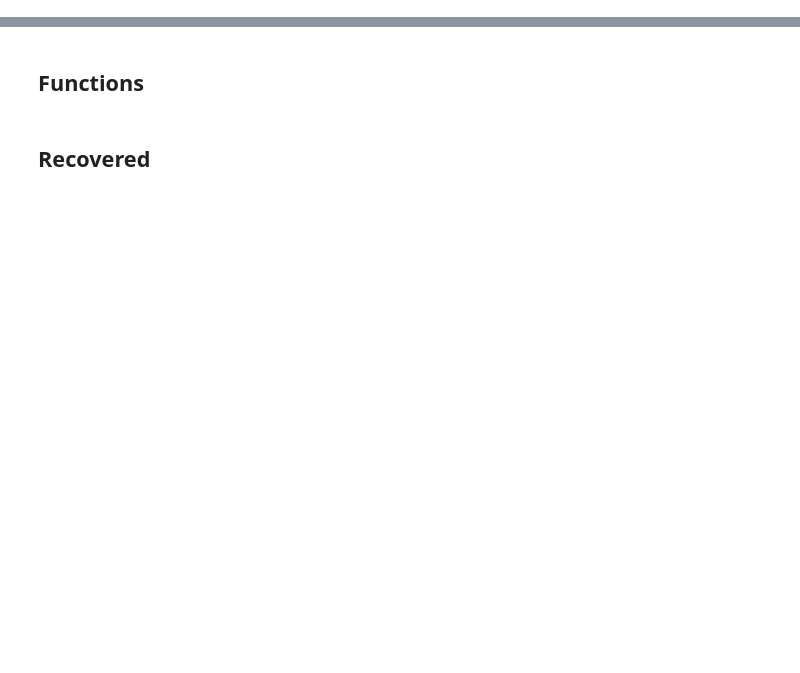
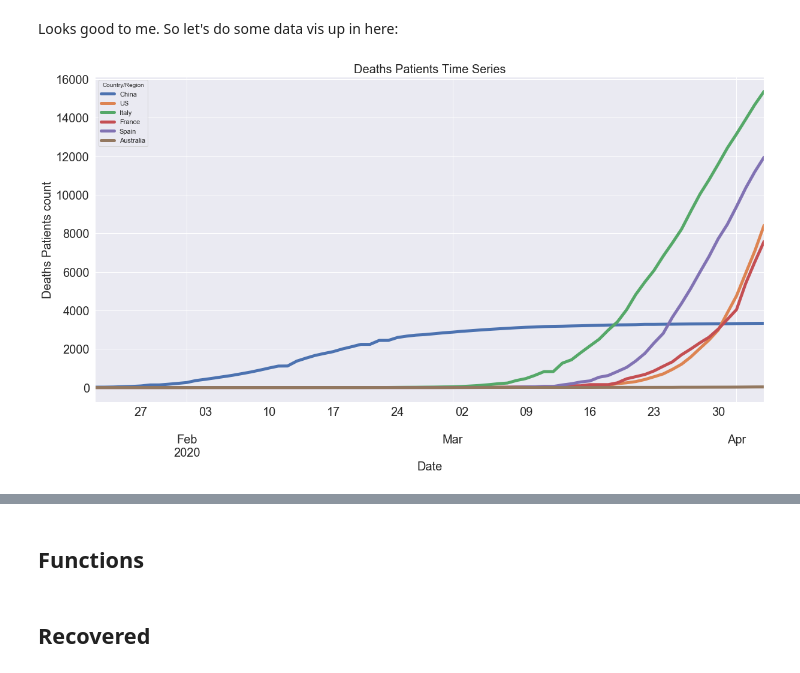
Before and after one commit to datacamp/COVID-19-EDA-tutorial, a Jupyter notebook: notebooks/1-COVID-19-EDA-solution.ipynb, the cells around one changed output, grey strips where cells are left out. Cells and saved outputs as stored; diff of their text form; code cells hidden in the pictures; blank space fills up the shorter version.

```diff
--- a/notebooks/1-COVID-19-EDA-solution.ipynb
+++ b/notebooks/1-COVID-19-EDA-solution.ipynb
@@ -258,0 +285,13 @@ plt.title('Deaths Patients Logarithmic Time Series', fontsize=20);
+# %%
+# Split-Apply-Combine
+deaths_country = raw_data_deaths.groupby(['Country/Region']).sum().drop(['Lat', 'Long'], axis=1)
+
+# Transpose
+deaths_country = deaths_country.transpose()
+
+# Set index as DateTimeIndex
+datetime_index = pd.DatetimeIndex(deaths_country.index)
+deaths_country.set_index(datetime_index, inplace=True)
+
+# Check out head
+deaths_country.head()
@@ -258,0 +330,10 @@ plt.title('Deaths Patients Logarithmic Time Series', fontsize=20);
+# %% [markdown]
+Looks good to me. So let's do some data vis up in here:
+# %%
+# Plot time series of several countries of interest
+deaths_country[poi].plot(figsize=(20,10), linewidth=5, fontsize=20)
+plt.xlabel('Date', fontsize=20);
+plt.ylabel('Deaths Patients count', fontsize=20);
+plt.title('Deaths Patients Time Series', fontsize=20);
+# %% [output]
+[figure, added]
```
Also changed, not shown: parts of 91 cells of this notebook.
